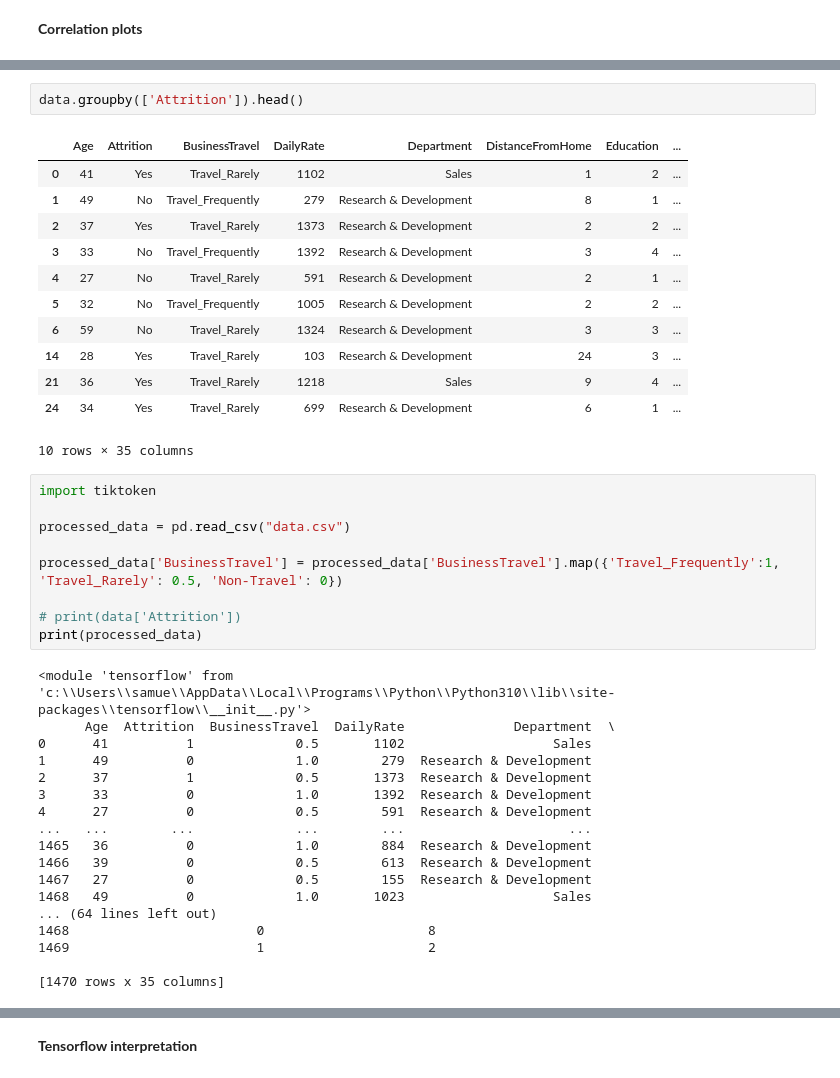
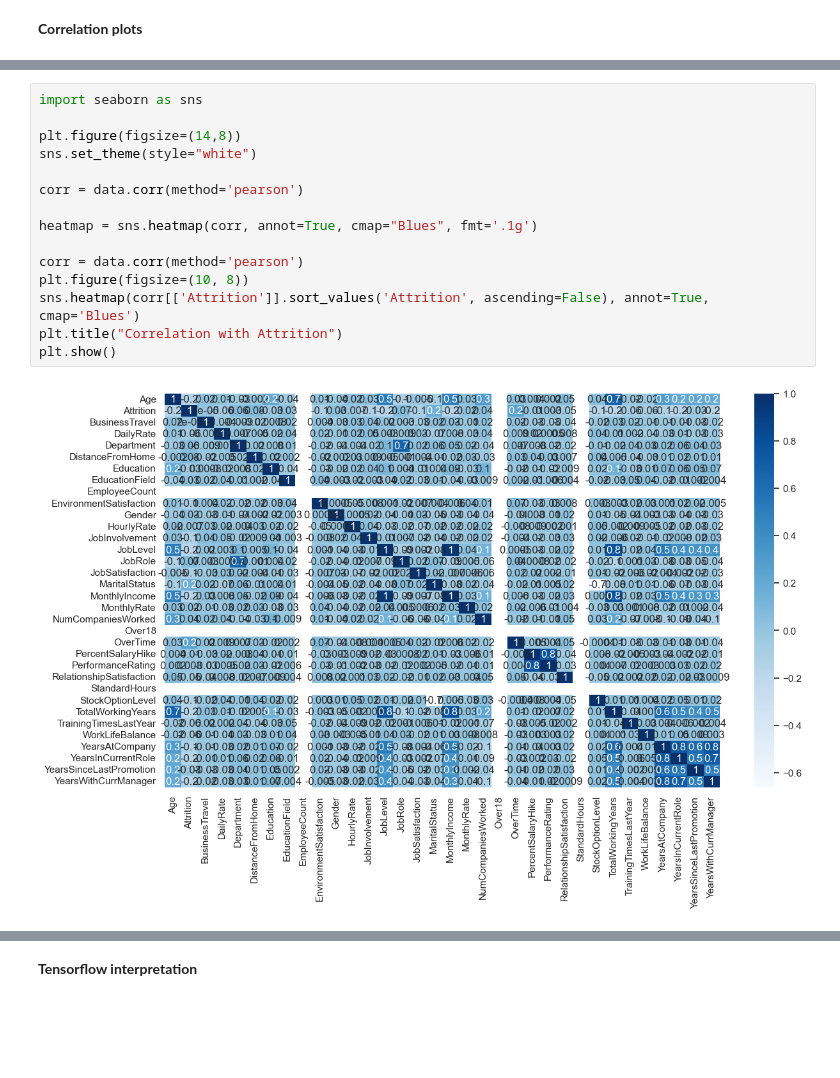
Before and after one commit to Samukat/IMproject, a Jupyter notebook: pre_analysis.ipynb, the cells around one changed output, grey strips where cells are left out. Cells and saved outputs as stored; diff of their text form; blank space fills up the shorter version.

```diff
--- a/pre_analysis.ipynb
+++ b/pre_analysis.ipynb
@@ -87,42 +85,17 @@ Index(['Age', 'Attrition', 'BusinessTravel', 'DailyRate', 'Department',
-# %%
-data.groupby(['Attrition']).head()
-# %% [output]
-|  | Age | Attrition | BusinessTravel | DailyRate | Department | DistanceFromHome | Education | ... |
-| 0 | 41 | Yes | Travel_Rarely | 1102 | Sales | 1 | 2 | ... |
-| 1 | 49 | No | Travel_Frequently | 279 | Research & Development | 8 | 1 | ... |
-| 2 | 37 | Yes | Travel_Rarely | 1373 | Research & Development | 2 | 2 | ... |
-| 3 | 33 | No | Travel_Frequently | 1392 | Research & Development | 3 | 4 | ... |
-| 4 | 27 | No | Travel_Rarely | 591 | Research & Development | 2 | 1 | ... |
-| 5 | 32 | No | Travel_Frequently | 1005 | Research & Development | 2 | 2 | ... |
-| 6 | 59 | No | Travel_Rarely | 1324 | Research & Development | 3 | 3 | ... |
-| 14 | 28 | Yes | Travel_Rarely | 103 | Research & Development | 24 | 3 | ... |
-| 21 | 36 | Yes | Travel_Rarely | 1218 | Sales | 9 | 4 | ... |
-| 24 | 34 | Yes | Travel_Rarely | 699 | Research & Development | 6 | 1 | ... |
-10 rows × 35 columns
-# %%
-import tiktoken
-
-processed_data = pd.read_csv("data.csv")
-
-processed_data['BusinessTravel'] = processed_data['BusinessTravel'].map({'Travel_Frequently':1, 'Travel_Rarely': 0.5, 'Non-Travel': 0})
-
-# print(data['Attrition'])
-print(processed_data)
-# %% [output]
-<module 'tensorflow' from 'c:\\Users\\samue\\AppData\\Local\\Programs\\Python\\Python310\\lib\\site-packages\\tensorflow\\__init__.py'>
-      Age  Attrition  BusinessTravel  DailyRate              Department  \
-0      41          1             0.5       1102                   Sales
-1      49          0             1.0        279  Research & Development
-2      37          1             0.5       1373  Research & Development
-3      33          0             1.0       1392  Research & Development
-4      27          0             0.5        591  Research & Development
-...   ...        ...             ...        ...                     ...
-1465   36          0             1.0        884  Research & Development
-1466   39          0             0.5        613  Research & Development
-1467   27          0             0.5        155  Research & Development
-1468   49          0             1.0       1023                   Sales
-... (64 lines left out)
-1468                        0                     8
-1469                        1                     2
-
-[1470 rows x 35 columns]
+# %%
+import seaborn as sns
+
+plt.figure(figsize=(14,8))
+sns.set_theme(style="white")
+
+corr = data.corr(method='pearson')
+
+heatmap = sns.heatmap(corr, annot=True, cmap="Blues", fmt='.1g')
+
+corr = data.corr(method='pearson')
+plt.figure(figsize=(10, 8))
+sns.heatmap(corr[['Attrition']].sort_values('Attrition', ascending=False), annot=True, cmap='Blues')
+plt.title("Correlation with Attrition")
+plt.show()
+# %% [output]
+[figure, added]
```
Also changed, not shown: parts of 4 cells of this notebook.
